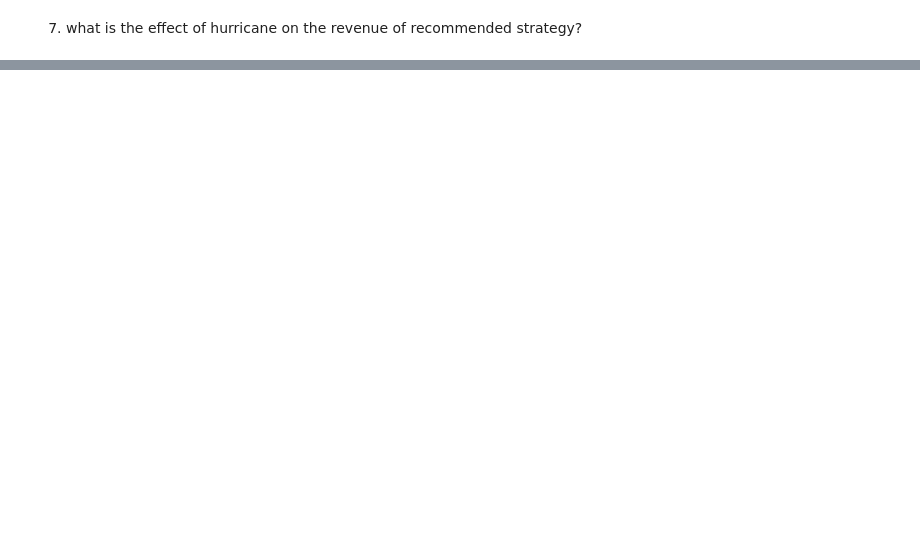
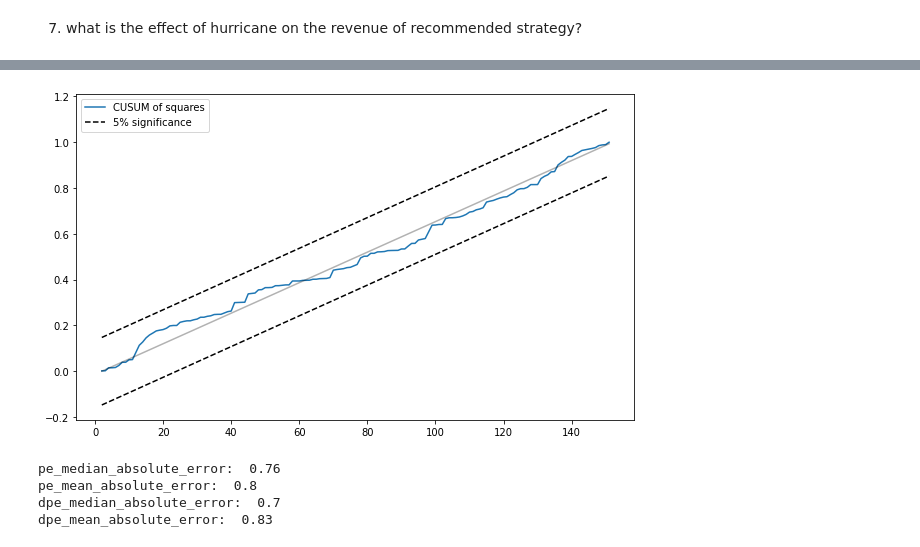
Before and after one commit to r50206v/E4404-Simulation-Project, a Jupyter notebook: Experiments.ipynb, the cells around one changed output, grey strips where cells are left out. Cells and saved outputs as stored; diff of their text form; code cells hidden in the pictures; blank space fills up the shorter version.

```diff
--- a/Experiments.ipynb
+++ b/Experiments.ipynb
@@ -320,0 +390,16 @@ Profit withOut hurricane 0.95 confidence interval: (84007.756, 85520.827)
+# %%
+fig = res.plot_cusum_squares(figsize=figsize)
+# %% [output]
+[figure, added]
+# %%
+print('pe_median_absolute_error: ', np.round(np.mean(pe_median_absolute_error), 2))
+print('pe_mean_absolute_error: ', np.round(np.mean(pe_mean_absolute_error), 2))
+
+
+print('dpe_median_absolute_error: ', np.round(np.mean(dpe_median_absolute_error), 2))
+print('dpe_mean_absolute_error: ', np.round(np.mean(dpe_mean_absolute_error), 2))
+# %% [output]
+pe_median_absolute_error:  0.76
+pe_mean_absolute_error:  0.8
+dpe_median_absolute_error:  0.7
+dpe_mean_absolute_error:  0.83
```
Also changed, not shown: parts of 19 cells of this notebook.
